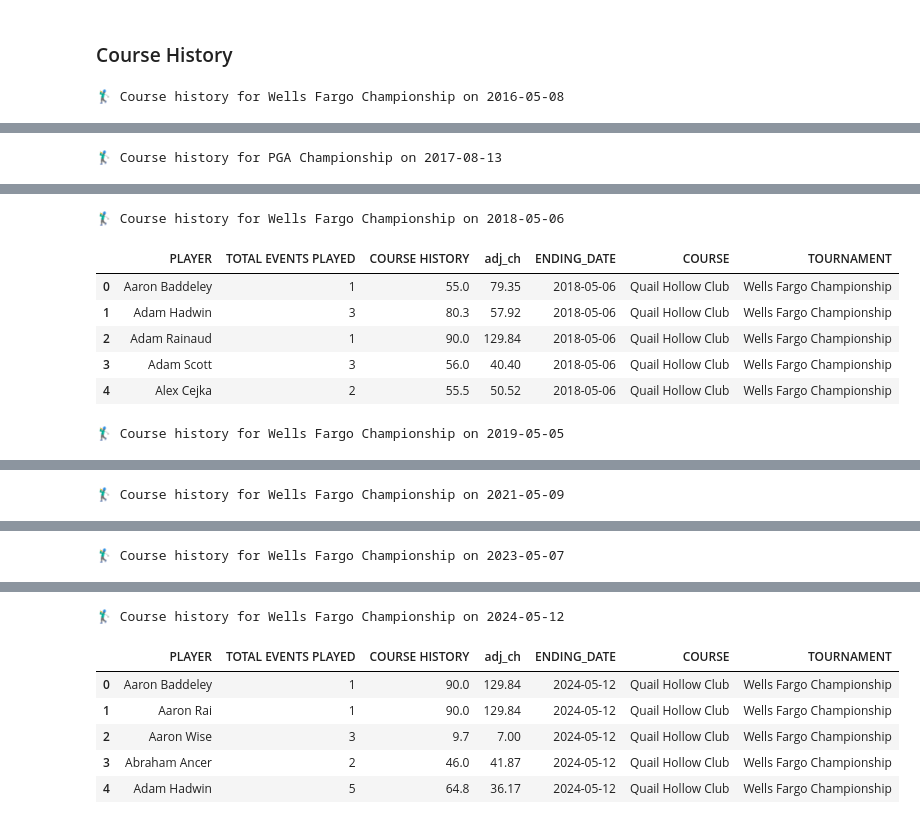
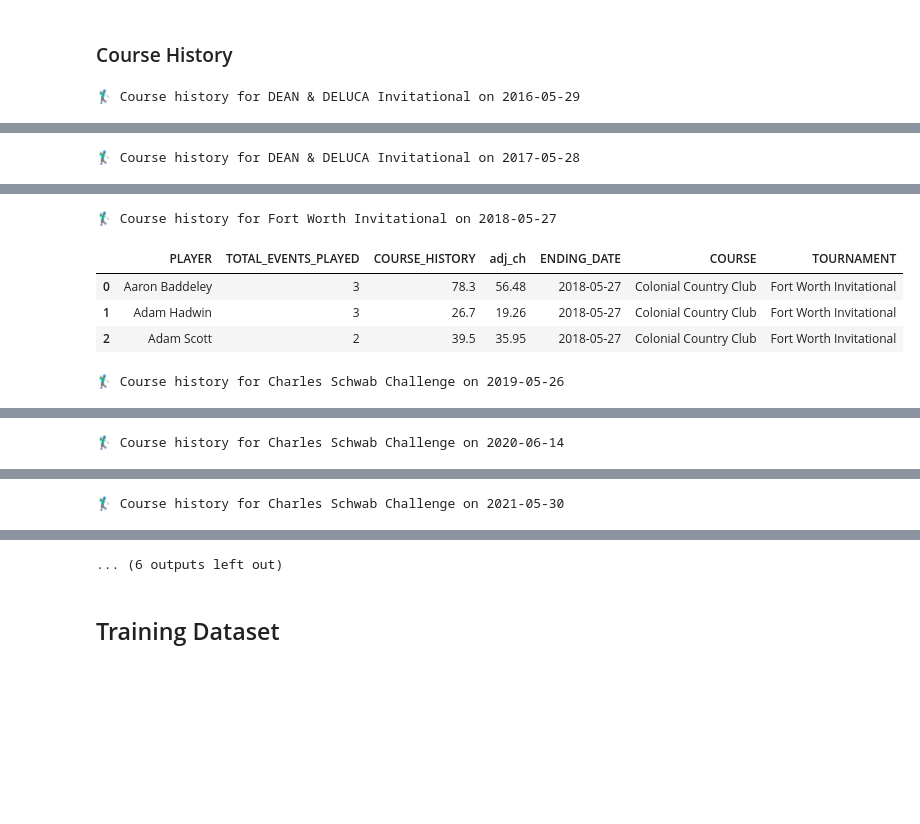
Before and after one commit to milleranalytics/pga-dk, a Jupyter notebook: pga-dk.ipynb, the cells around one changed output, grey strips where cells are left out. Cells and saved outputs as stored; diff of their text form; code cells hidden in the pictures; blank space fills up the shorter version.

```diff
--- a/pga-dk.ipynb
+++ b/pga-dk.ipynb
@@ -8,14 +8,16 @@ Looks like the tournament ID is also in the address bar.
 # %%
 # === USER INPUTS ===
 # Old Tournament
-old_tournament_name = "Truist Championship"
-tournament_date = "5/11/2025"
-old_course = "The Philadelphia Cricket Club"
-tournament_id = "R2025480"
+old_tournament_name = "PGA Championship"
+tournament_date = "5/18/2025"
+old_course = "Quail Hollow Club"
+tournament_id = "R2025033"
 
 # New Tournament
-new_tournament_name = "PGA Championship"
-new_course = "Quail Hollow Club"
+new_tournament_name = "Charles Schwab Challenge"
+new_course = "Colonial Country Club"
+new_season = 2025
+new_ending_date = "2025-05-25"
 
 
 # === LIBRARIES AND VARIABLES ===
@@ -31,8 +33,7 @@ import importlib
 import utils.db_utils
 from utils.db_utils import TOURNAMENT_NAME_MAP, PLAYER_NAME_MAP
 
-# ===============================
-
+# === TOURNAMENT CONFIG ===
 tournament_config = {
     "old": {
         "name": old_tournament_name,
@@ -43,10 +44,23 @@ tournament_config = {
     "new": {
         "name": new_tournament_name,
         "course": new_course,
+        "season": new_season,
+        "ending_date": pd.to_datetime(new_ending_date),
         "quoted_course": f'"{new_course}"',
         "quoted_name": f"'{new_tournament_name}'"
     }
 }
+
+this_week_key = str(tournament_config["new"]["ending_date"].date())
+
+# Create a minimal one-row history DataFrame
+this_week_history = pd.DataFrame([{
+    "SEASON": tournament_config["new"]["season"],
+    "TOURNAMENT": tournament_config["new"]["name"],
+    "ENDING_DATE": tournament_config["new"]["ending_date"],
+    "COURSE": tournament_config["new"]["course"],
+    "TOURN_ID": None
+}])
 # %% [markdown]
 ### Update Database
 # %% [markdown]
@@ -678,5 +440,5 @@ cuts = get_cut_and_fedex_history("data/golf.db", history_df, window_months=9)
 
 for end_date, df in cuts.items():
     print(f"\n📆 {end_date} — {df['TOURNAMENT'].iloc[0]} ({len(df)} players)")
-    display(df.head(5))
+    display(df.head(3))
 # %% [output]
@@ -729,10 +479,10 @@ for end_date, df in cuts.items():
 importlib.reload(utils.db_utils)
 from utils.db_utils import get_recent_avg_finish
 
-rf = get_recent_avg_finish("data/golf.db", history_df, window_months=9)
+recent_form = get_recent_avg_finish("data/golf.db", history_df, window_months=9)
 
 # Example preview
-for date, df in rf.items():
+for date, df in recent_form.items():
     print(f"\n📆 {date} — {df['TOURNAMENT'].iloc[0]} ({len(df)} players)")
-    display(df.head(5))
+    display(df.head(3))
 # %% [output]
@@ -794,6 +532,6 @@ course_hist = get_course_history("data/golf.db", course_df)
 for date, df in course_hist.items():
     if not df.empty:
         print(f"\n🏌️‍♂️ Course history for {df['TOURNAMENT'].iloc[0]} on {date}")
-        display(df.head(5))
+        display(df.head(3))
 # %% [output]
-🏌️‍♂️ Course history for Wells Fargo Championship on 2016-05-08
+🏌️‍♂️ Course history for DEAN & DELUCA Invitational on 2016-05-29
@@ -806 +542 @@ for date, df in course_hist.items():
-🏌️‍♂️ Course history for PGA Championship on 2017-08-13
+🏌️‍♂️ Course history for DEAN & DELUCA Invitational on 2017-05-28
@@ -813,8 +547,6 @@ for date, df in course_hist.items():
-🏌️‍♂️ Course history for Wells Fargo Championship on 2018-05-06
+🏌️‍♂️ Course history for Fort Worth Invitational on 2018-05-27
-|  | PLAYER | TOTAL EVENTS PLAYED | COURSE HISTORY | adj_ch | ENDING_DATE | COURSE | TOURNAMENT |
-| 0 | Aaron Baddeley | 1 | 55.0 | 79.35 | 2018-05-06 | Quail Hollow Club | Wells Fargo Championship |
-| 1 | Adam Hadwin | 3 | 80.3 | 57.92 | 2018-05-06 | Quail Hollow Club | Wells Fargo Championship |
-| 2 | Adam Rainaud | 1 | 90.0 | 129.84 | 2018-05-06 | Quail Hollow Club | Wells Fargo Championship |
-| 3 | Adam Scott | 3 | 56.0 | 40.40 | 2018-05-06 | Quail Hollow Club | Wells Fargo Championship |
-| 4 | Alex Cejka | 2 | 55.5 | 50.52 | 2018-05-06 | Quail Hollow Club | Wells Fargo Championship |
+|  | PLAYER | TOTAL_EVENTS_PLAYED | COURSE_HISTORY | adj_ch | ENDING_DATE | COURSE | TOURNAMENT |
+| 0 | Aaron Baddeley | 3 | 78.3 | 56.48 | 2018-05-27 | Colonial Country Club | Fort Worth Invitational |
+| 1 | Adam Hadwin | 3 | 26.7 | 19.26 | 2018-05-27 | Colonial Country Club | Fort Worth Invitational |
+| 2 | Adam Scott | 2 | 39.5 | 35.95 | 2018-05-27 | Colonial Country Club | Fort Worth Invitational |
-🏌️‍♂️ Course history for Wells Fargo Championship on 2019-05-05
+🏌️‍♂️ Course history for Charles Schwab Challenge on 2019-05-26
@@ -827 +557 @@ for date, df in course_hist.items():
-🏌️‍♂️ Course history for Wells Fargo Championship on 2021-05-09
+🏌️‍♂️ Course history for Charles Schwab Challenge on 2020-06-14
@@ -834 +562 @@ for date, df in course_hist.items():
-🏌️‍♂️ Course history for Wells Fargo Championship on 2023-05-07
+🏌️‍♂️ Course history for Charles Schwab Challenge on 2021-05-30
@@ -841,7 +567,3 @@ for date, df in course_hist.items():
-🏌️‍♂️ Course history for Wells Fargo Championship on 2024-05-12
+... (6 outputs left out)
-|  | PLAYER | TOTAL EVENTS PLAYED | COURSE HISTORY | adj_ch | ENDING_DATE | COURSE | TOURNAMENT |
-| 0 | Aaron Baddeley | 1 | 90.0 | 129.84 | 2024-05-12 | Quail Hollow Club | Wells Fargo Championship |
-| 1 | Aaron Rai | 1 | 90.0 | 129.84 | 2024-05-12 | Quail Hollow Club | Wells Fargo Championship |
-| 2 | Aaron Wise | 3 | 9.7 | 7.00 | 2024-05-12 | Quail Hollow Club | Wells Fargo Championship |
-| 3 | Abraham Ancer | 2 | 46.0 | 41.87 | 2024-05-12 | Quail Hollow Club | Wells Fargo Championship |
-| 4 | Adam Hadwin | 5 | 64.8 | 36.17 | 2024-05-12 | Quail Hollow Club | Wells Fargo Championship |
+# %% [markdown]
+## Training Dataset
```
Also changed, not shown: parts of 46 cells of this notebook, 5 other files.
